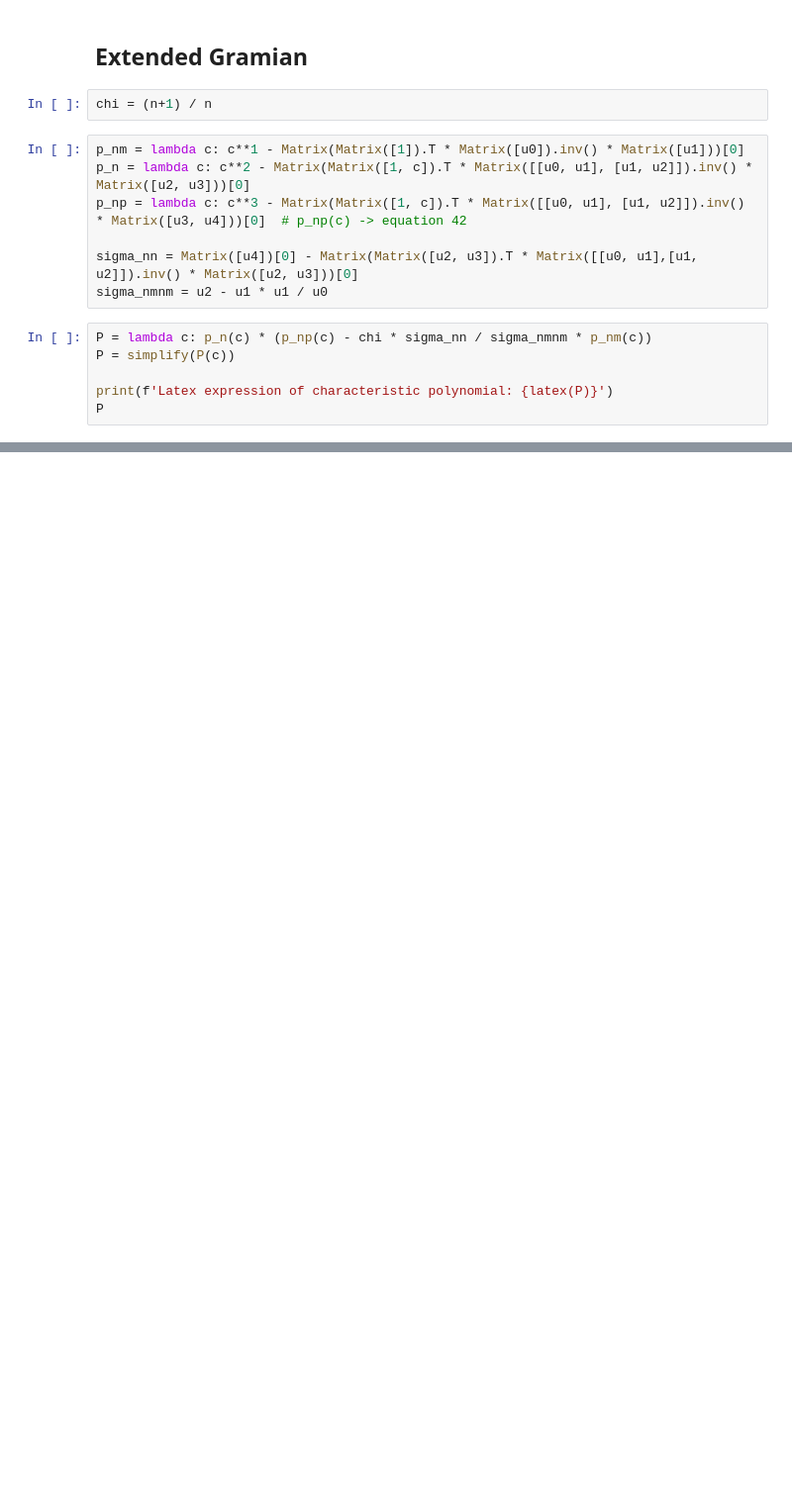
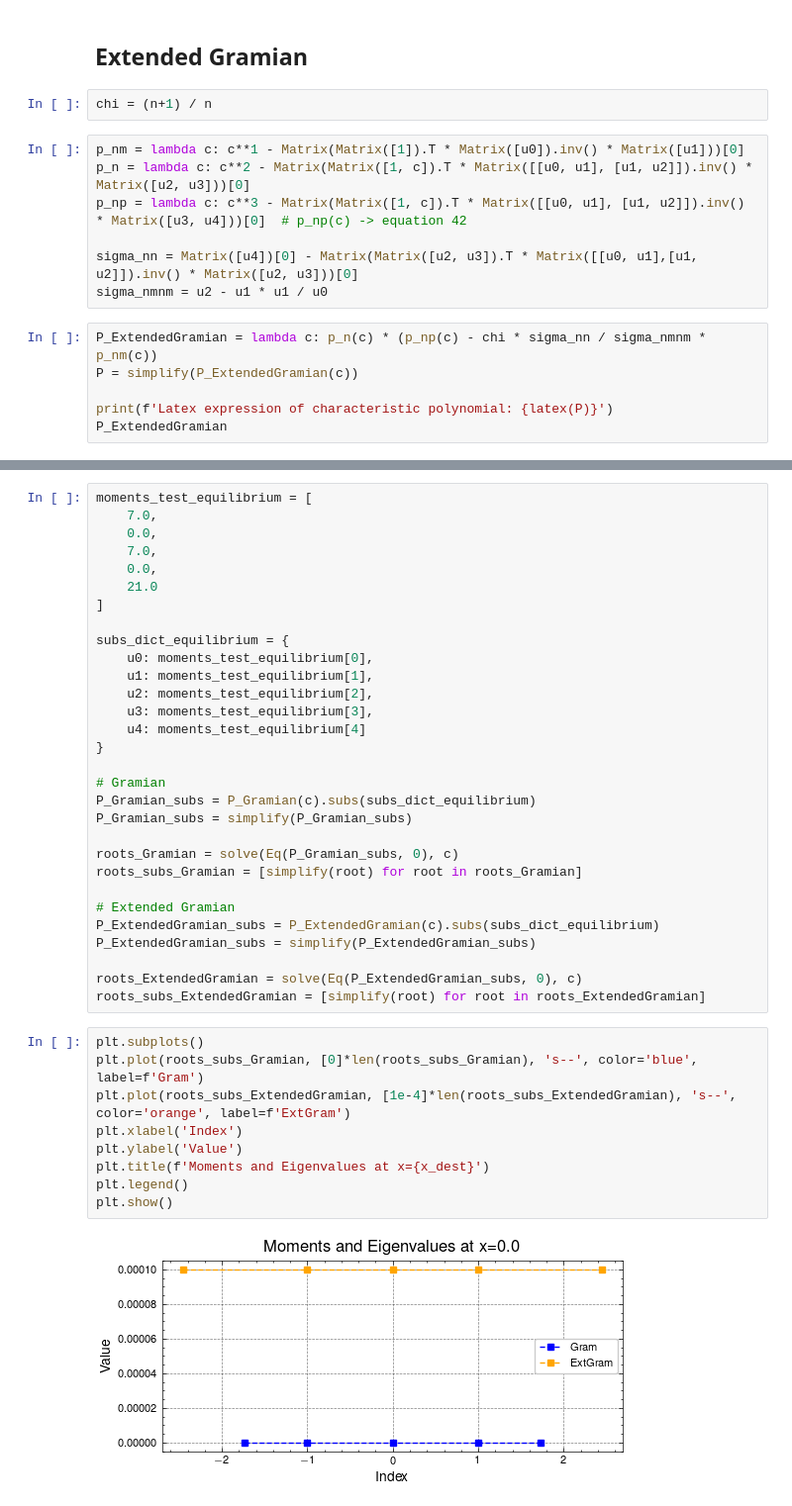
Before and after one commit to JanHab/ExtGram.jl, a Jupyter notebook: notebooks/AnalyzeEigenvalues.ipynb, the cells around one changed output, grey strips where cells are left out. Shown at 99% size. Cells and saved outputs as stored; diff of their text form; blank space fills up the shorter version.

Commit message:
Vis eigenvalue for M=4, remains to do for M=5

```diff
--- a/notebooks/AnalyzeEigenvalues.ipynb
+++ b/notebooks/AnalyzeEigenvalues.ipynb
@@ -607,10 +589,10 @@ p_np = lambda c: c**3 - Matrix(Matrix([1, c]).T * Matrix([[u0, u1], [u1, u2]]).i
 sigma_nn = Matrix([u4])[0] - Matrix(Matrix([u2, u3]).T * Matrix([[u0, u1],[u1, u2]]).inv() * Matrix([u2, u3]))[0]
 sigma_nmnm = u2 - u1 * u1 / u0
 # %%
-P = lambda c: p_n(c) * (p_np(c) - chi * sigma_nn / sigma_nmnm * p_nm(c))
-P = simplify(P(c))
+P_ExtendedGramian = lambda c: p_n(c) * (p_np(c) - chi * sigma_nn / sigma_nmnm * p_nm(c))
+P = simplify(P_ExtendedGramian(c))
 
 print(f'Latex expression of characteristic polynomial: {latex(P)}')
-P
+P_ExtendedGramian
 # %% [output]
 Latex expression of characteristic polynomial: \frac{\left(c^{2} \left(- u_{0} u_{2} + u_{1}^{2}\right) - u_{2} \left(c u_{1} - u_{2}\right) + u_{3} \left(c u_{0} - u_{1}\right)\right) \left(- c^{3} \ ...
@@ -741,0 +715,41 @@ Absolute Errors: [0.608674955687678, 7.51840819046556e-8, 0.140709230676616, 4.1
+# %%
+moments_test_equilibrium = [
+    7.0,
+    0.0,
+    7.0,
+    0.0,
+    21.0
+]
+
+subs_dict_equilibrium = {
+    u0: moments_test_equilibrium[0],
+    u1: moments_test_equilibrium[1],
+    u2: moments_test_equilibrium[2],
+    u3: moments_test_equilibrium[3],
+    u4: moments_test_equilibrium[4]
+}
+
+# Gramian
+P_Gramian_subs = P_Gramian(c).subs(subs_dict_equilibrium)
+P_Gramian_subs = simplify(P_Gramian_subs)
+
+roots_Gramian = solve(Eq(P_Gramian_subs, 0), c)
+roots_subs_Gramian = [simplify(root) for root in roots_Gramian]
+
+# Extended Gramian
+P_ExtendedGramian_subs = P_ExtendedGramian(c).subs(subs_dict_equilibrium)
+P_ExtendedGramian_subs = simplify(P_ExtendedGramian_subs)
+
+roots_ExtendedGramian = solve(Eq(P_ExtendedGramian_subs, 0), c)
+roots_subs_ExtendedGramian = [simplify(root) for root in roots_ExtendedGramian]
+# %%
+plt.subplots()
+plt.plot(roots_subs_Gramian, [0]*len(roots_subs_Gramian), 's--', color='blue', label=f'Gram')
+plt.plot(roots_subs_ExtendedGramian, [1e-4]*len(roots_subs_ExtendedGramian), 's--', color='orange', label=f'ExtGram')
+plt.xlabel('Index')
+plt.ylabel('Value')
+plt.title(f'Moments and Eigenvalues at x={x_dest}')
+plt.legend()
+plt.show()
+# %% [output]
+[figure, added]
```
Also changed, not shown: parts of 11 cells of this notebook.
